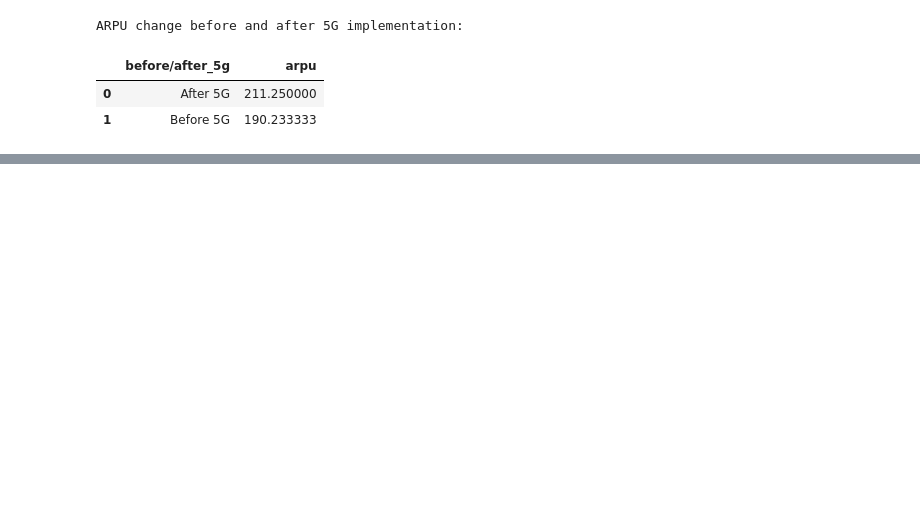
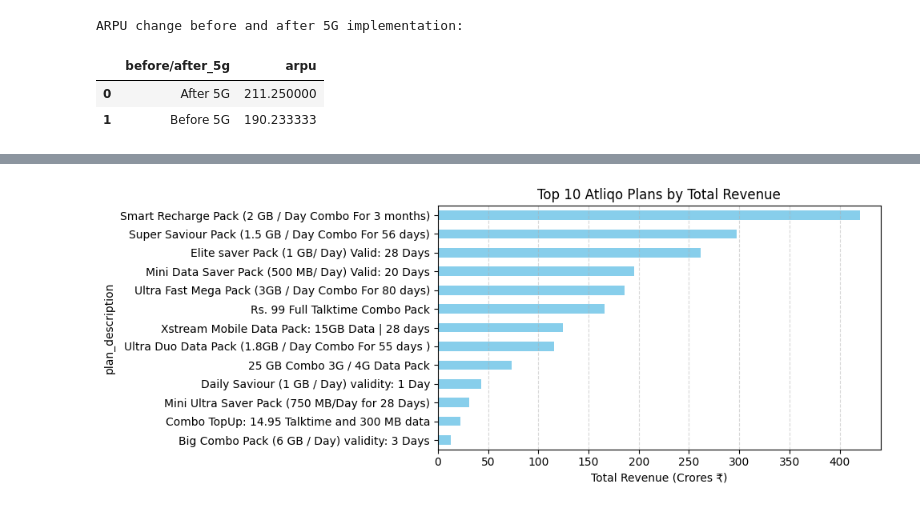
Before and after one commit to Shandeep-Raula/Pre-vs-Post-5G-Performance-Insights-and-KPI-Analysis, a Jupyter notebook: Python/EDA.ipynb, the cells around one changed output, grey strips where cells are left out. Drawn from its saved outputs; the diff is of its cells as text; code cells hidden in the pictures; blank space fills up the shorter version.

```diff
--- a/Python/EDA.ipynb
+++ b/Python/EDA.ipynb
@@ -315,0 +425,7 @@ ARPU change before and after 5G implementation:
+# %%
+# Merge plan descriptions
+plan_revenue = fact_plan_revenue.merge(dim_plan, left_on='plans', right_on='plan')
+
+# Group by plan and sum revenue
+total_plan_revenue = plan_revenue.groupby('plan_description')['plan_revenue_crores'].sum().sort_values(ascending=False).reset_index()
+total_plan_revenue
@@ -315,0 +447,13 @@ ARPU change before and after 5G implementation:
+# %%
+import matplotlib.pyplot as plt
+
+plt.figure(figsize=(10, 4))
+total_plan_revenue.plot(kind='barh', color='skyblue')
+plt.title("Top 10 Atliqo Plans by Total Revenue")
+plt.xlabel("Total Revenue (Crores ₹)")
+plt.gca().invert_yaxis()
+plt.grid(axis='x', linestyle='--', alpha=0.5)
+plt.tight_layout()
+plt.show()
+# %% [output]
+[figure, added]
```
Also changed, not shown: parts of 16 cells of this notebook.
